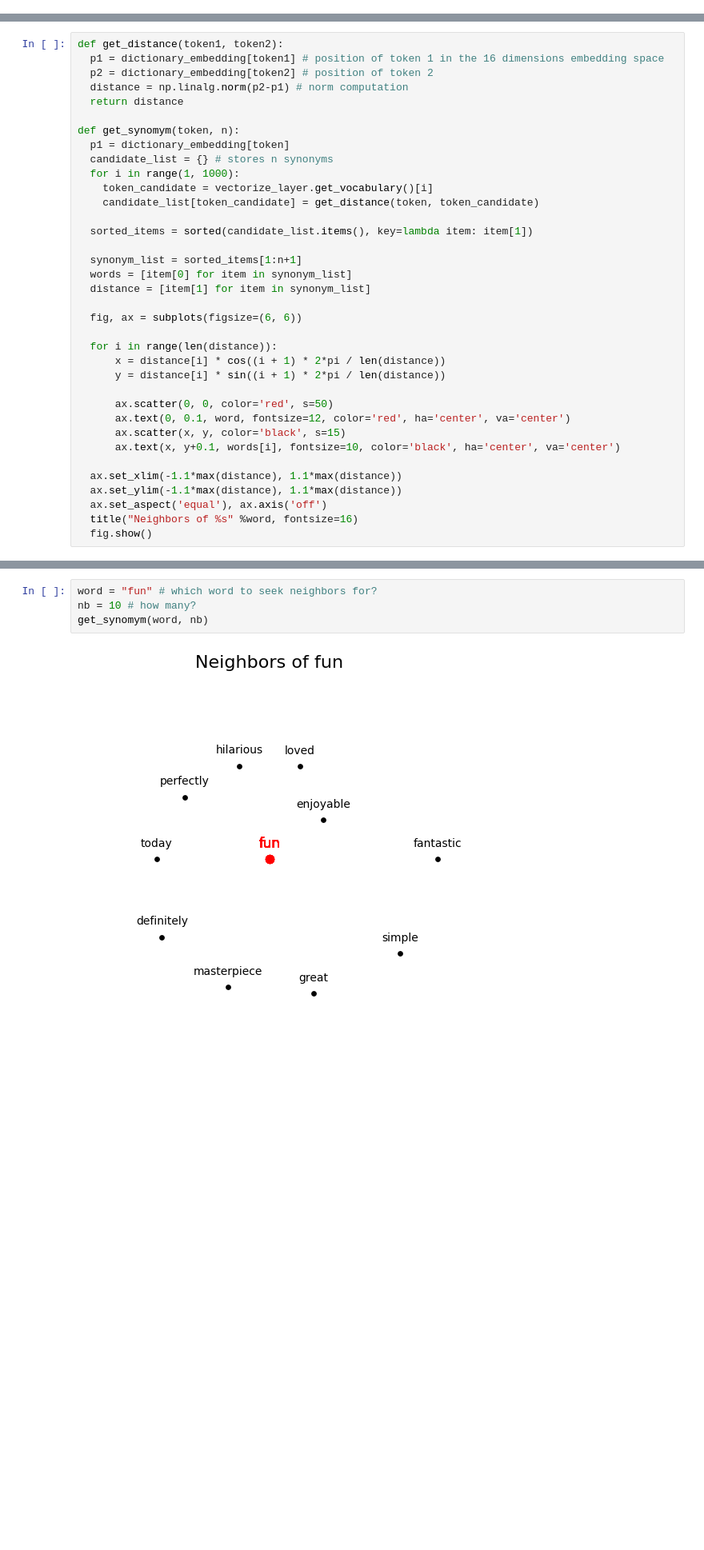
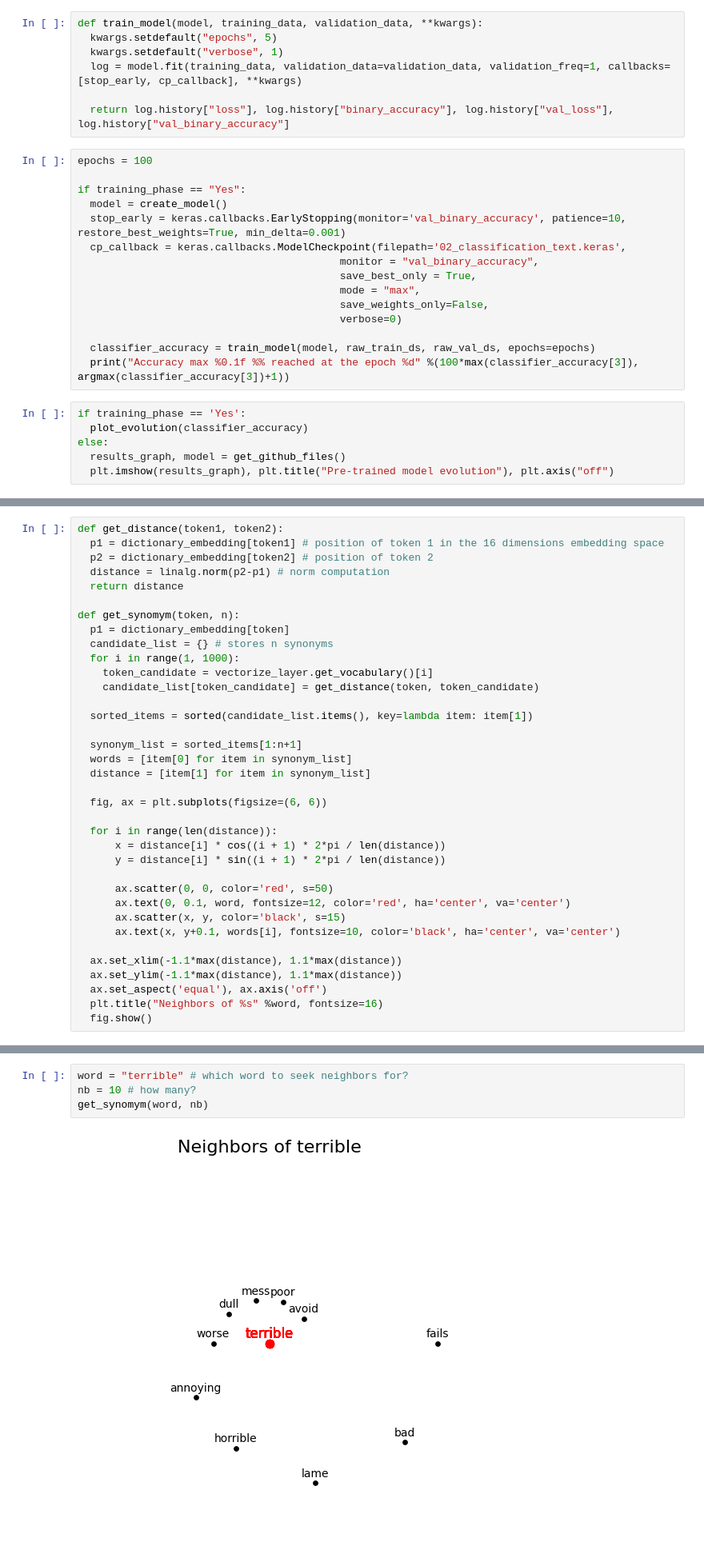
Before and after one commit to Benjamin-morel/TensorFlow, a Jupyter notebook: 02_classification_text.ipynb, the cells around one changed output, grey strips where cells are left out. Shown at 80% size. Saved outputs shown, nothing was run; the diff lists cells and outputs as text; blank space fills up the shorter version.

Commit message:
Text classification

```diff
--- a/02_classification_text.ipynb
+++ b/02_classification_text.ipynb
@@ -314,0 +304,28 @@ if training_phase == 'Yes':
+# %%
+def train_model(model, training_data, validation_data, **kwargs):
+  kwargs.setdefault("epochs", 5)
+  kwargs.setdefault("verbose", 1)
+  log = model.fit(training_data, validation_data=validation_data, validation_freq=1, callbacks=[stop_early, cp_callback], **kwargs)
+
+  return log.history["loss"], log.history["binary_accuracy"], log.history["val_loss"], log.history["val_binary_accuracy"]
+# %%
+epochs = 100
+
+if training_phase == "Yes":
+  model = create_model()
+  stop_early = keras.callbacks.EarlyStopping(monitor='val_binary_accuracy', patience=10, restore_best_weights=True, min_delta=0.001)
+  cp_callback = keras.callbacks.ModelCheckpoint(filepath='02_classification_text.keras',
+                                          monitor = "val_binary_accuracy",
+                                          save_best_only = True,
+                                          mode = "max",
+                                          save_weights_only=False,
+                                          verbose=0)
+
+  classifier_accuracy = train_model(model, raw_train_ds, raw_val_ds, epochs=epochs)
+  print("Accuracy max %0.1f %% reached at the epoch %d" %(100*max(classifier_accuracy[3]), argmax(classifier_accuracy[3])+1))
+# %%
+if training_phase == 'Yes':
+  plot_evolution(classifier_accuracy)
+else:
+  results_graph, model = get_github_files()
+  plt.imshow(results_graph), plt.title("Pre-trained model evolution"), plt.axis("off")
@@ -368,7 +389,7 @@ array([-0.74045223,  0.72797775, -0.81483996,  0.7455467 , -0.5748099 ,
 def get_distance(token1, token2):
   p1 = dictionary_embedding[token1] # position of token 1 in the 16 dimensions embedding space
   p2 = dictionary_embedding[token2] # position of token 2
-  distance = np.linalg.norm(p2-p1) # norm computation
+  distance = linalg.norm(p2-p1) # norm computation
   return distance
 
 def get_synomym(token, n):
@@ -384,7 +405,7 @@ def get_synomym(token, n):
   words = [item[0] for item in synonym_list]
   distance = [item[1] for item in synonym_list]
 
-  fig, ax = subplots(figsize=(6, 6))
+  fig, ax = plt.subplots(figsize=(6, 6))
 
   for i in range(len(distance)):
       x = distance[i] * cos((i + 1) * 2*pi / len(distance))
@@ -398,6 +419,6 @@ def get_synomym(token, n):
   ax.set_xlim(-1.1*max(distance), 1.1*max(distance))
   ax.set_ylim(-1.1*max(distance), 1.1*max(distance))
   ax.set_aspect('equal'), ax.axis('off')
-  title("Neighbors of %s" %word, fontsize=16)
+  plt.title("Neighbors of %s" %word, fontsize=16)
   fig.show()
 # %%
@@ -407,6 +432,6 @@ get_distance("nice", "terrible")
 # %%
-word = "fun" # which word to seek neighbors for?
+word = "terrible" # which word to seek neighbors for?
 nb = 10 # how many?
 get_synomym(word, nb)
 # %% [output]
-[figure, old version]
+[figure, new version]
```
Also changed, not shown: parts of 29 cells of this notebook.
